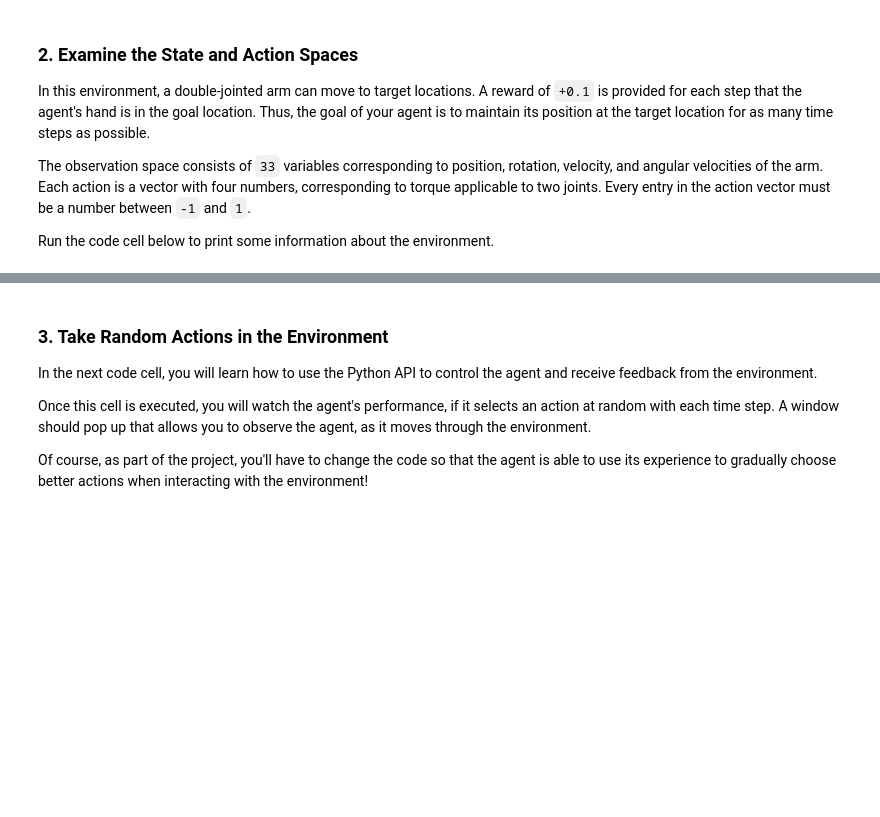
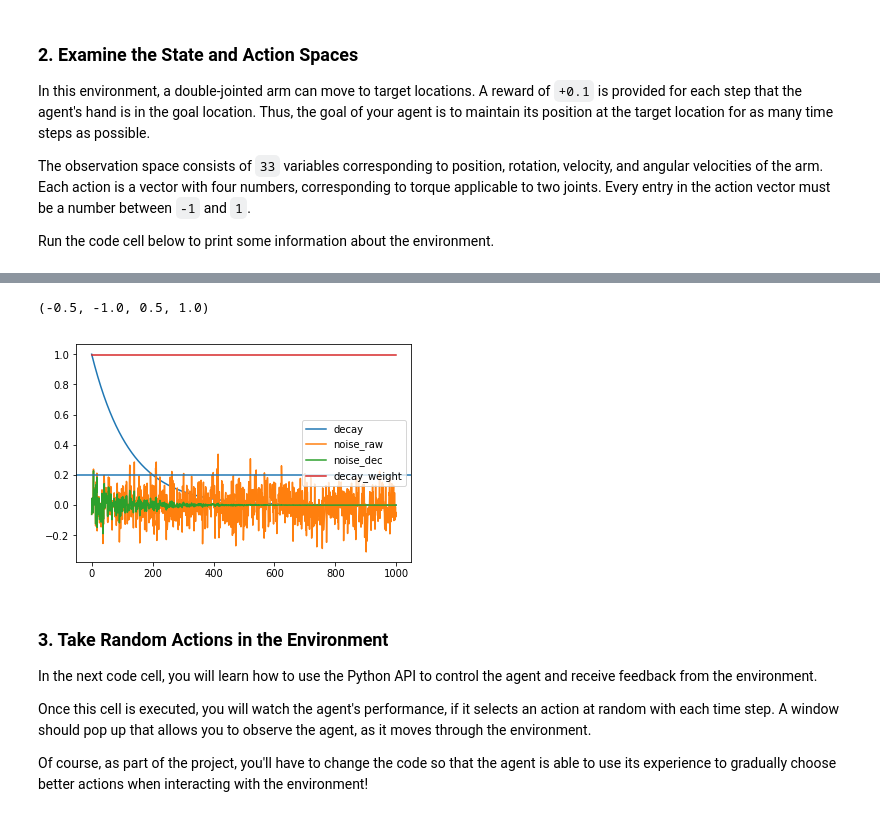
Before and after one commit to udacity/deep-reinforcement-learning, a Jupyter notebook: p2_continuous-control/Continuous_Control-DDPG-20a-v02.ipynb, the cells around one changed output, grey strips where cells are left out. Saved outputs shown, nothing was run; the diff lists cells and outputs as text; code cells hidden in the pictures; blank space fills up the shorter version.

Commit message:
trained agents nbs

```diff
--- a/p2_continuous-control/Continuous_Control-DDPG-20a-v02.ipynb
+++ b/p2_continuous-control/Continuous_Control-DDPG-20a-v02.ipynb
@@ -40,6 +38,6 @@ EXP_FOLDER = 'ddpg2'
 # %%
 # Problem
-N_EPISODES = 5000
+N_EPISODES = 1000
 MAX_STEPS = 1000
 SOLVED_AT = 30
 GAMMA = 0.99  # Discount factor
@@ -47,8 +45,8 @@ GAMMA = 0.99  # Discount factor
 # Noise
 NOISE_MU = 0
 NOISE_SIGMA = 0.1
-NOISE_DECAY = 0.9998
-NOISE_MIN_WEIGHT = 0.05
+NOISE_DECAY = 0.992
+NOISE_MIN_WEIGHT = 0.2
 
 # Agent
 ACT_HID_LAYERS = (256, 128)
@@ -57,10 +55,10 @@ ACT_ADD_BN = (True)
 CRIT_ADD_BN =(True)
 GRAD_CLIP = (False, 1.)
 BATCH_SIZE = 128
-LEARNING_RATES = (1e-3, 1e-3)
+LEARNING_RATES = (1e-4, 1e-3)
 WEIGHT_DECAY = (0, 0)
 SOFT_UPD_PARAM = 1e-3
 UPDATE_EVERY = 1
-BUFFER_sIZE = int(1e6)
+BUFFER_SIZE = int(1e6)
 LEARN_EVERY = 20
 LEARN_NUM = 10
@@ -88,0 +80,9 @@ env = UnityEnvironment(file_name='Reacher_Windows_x86_64_20agents/Reacher.exe')
+# %%
+from unityagents import UnityEnvironment
+import numpy as np
+
+# select this option to load version 1 (with a single agent) of the environment
+#env = UnityEnvironment(file_name='/data/Reacher_One_Linux_NoVis/Reacher_One_Linux_NoVis.x86_64')
+
+# select this option to load version 2 (with 20 agents) of the environment
+env = UnityEnvironment(file_name='/data/Reacher_Linux_NoVis/Reacher.x86_64')
@@ -120,3 +151,19 @@ print('The state for the first agent looks like:', states[0])
+# %%
+action_scaler = partial(utils.action_scaler_fn, lower=-1., upper=1.)
+
+action_scaler(np.array(-0.5)), action_scaler(np.array(-3)), action_scaler(np.array(.5)), action_scaler(np.array(3)),
+# %% [output]
+(-0.5, -1.0, 0.5, 1.0)
+# %%
+g_noise = GaussianProcess(action_size, RND_SEED, mu=NOISE_MU, sigma=NOISE_SIGMA)
+# %%
+g_noise_sched_df = utils.get_noise_schedulling(N_EPISODES, decay=NOISE_DECAY, noise=g_noise)
+# %%
+g_noise_sched_df.plot()
+plt.axhline(NOISE_MIN_WEIGHT)
+plt.show()
+# %% [output]
+[figure, added]
 # %% [markdown]
 ### 3. Take Random Actions in the Environment
 
```
Also changed, not shown: parts of 12 cells of this notebook, 3 other files.
